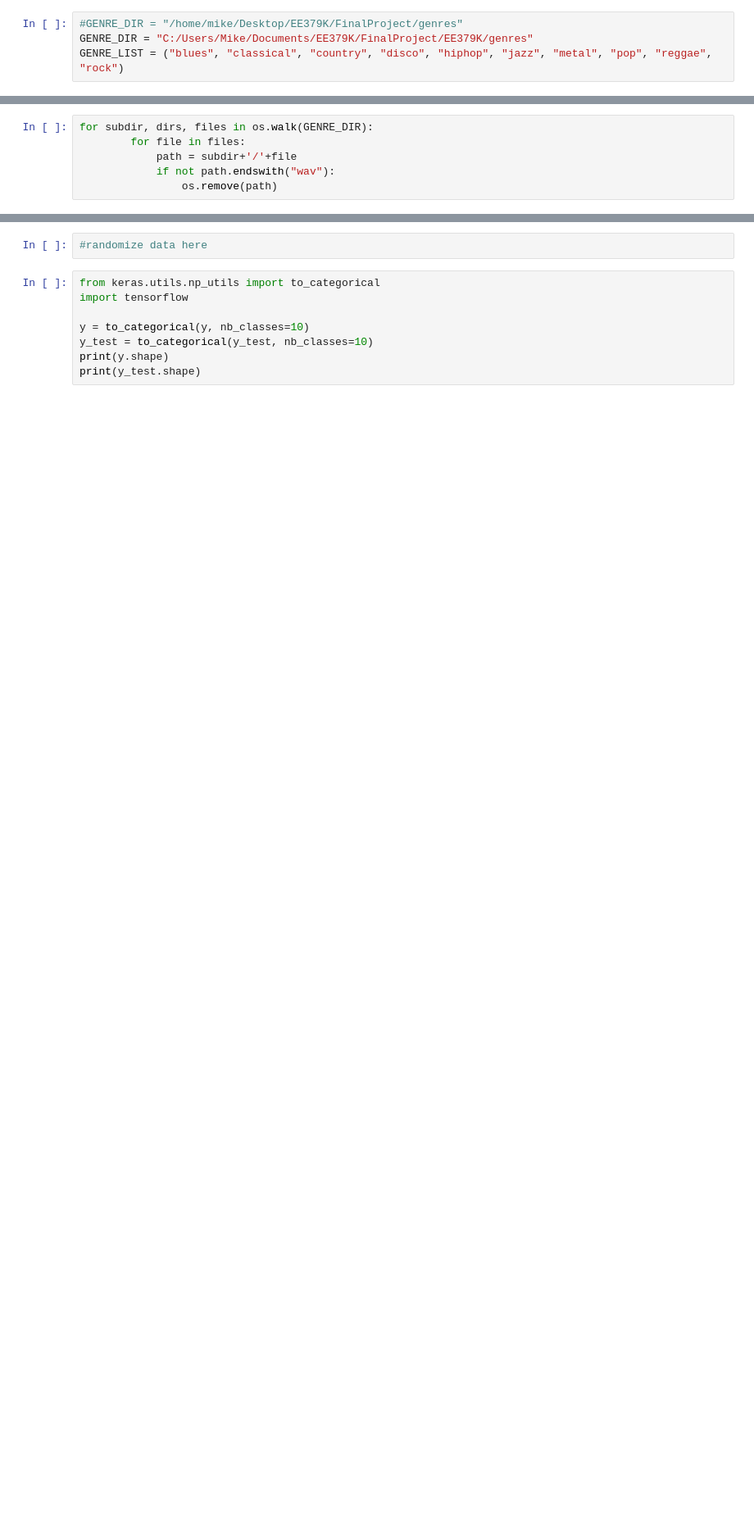
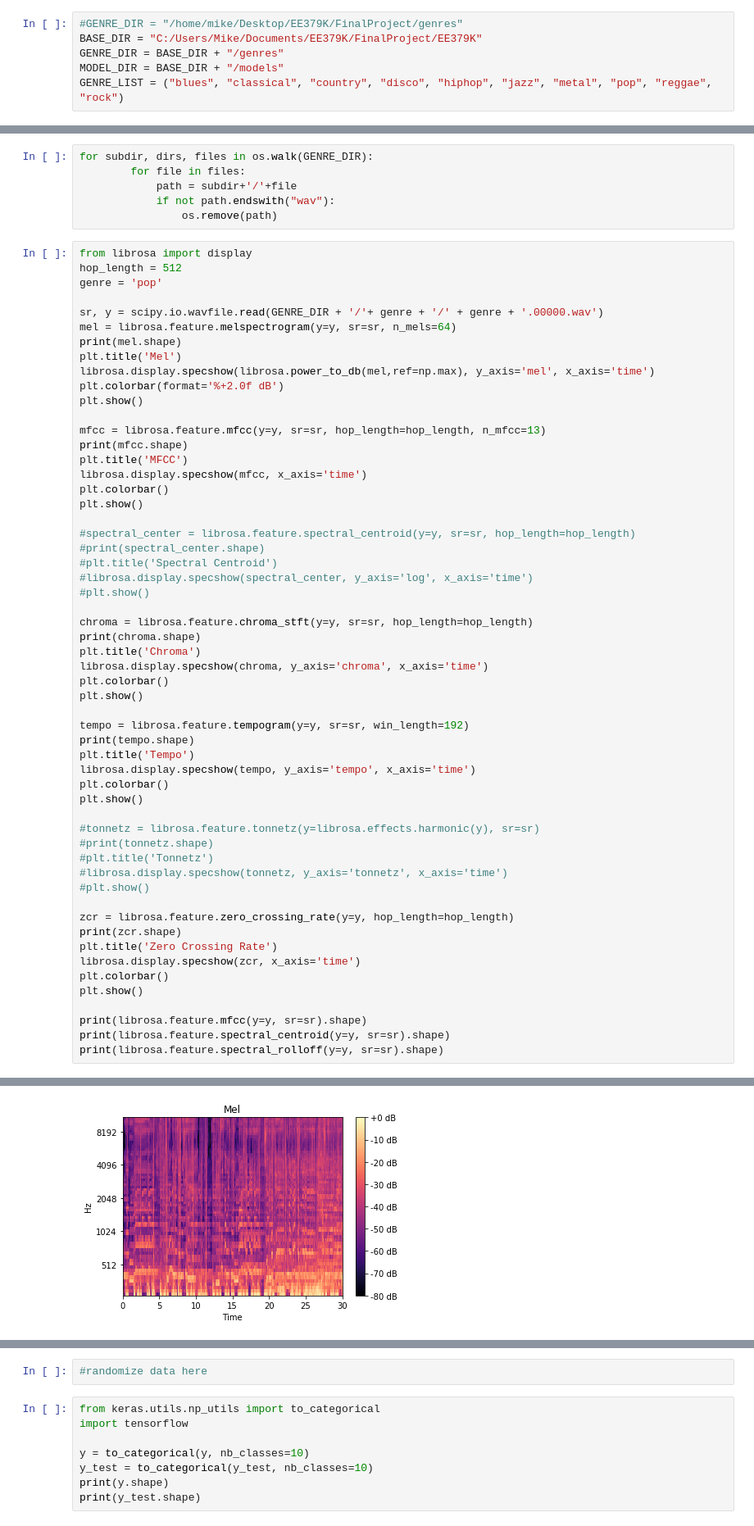
Before and after one commit to mgriffin1994/EE379K, a Jupyter notebook: FinalProj.ipynb, the cells around one changed output, grey strips where cells are left out. Shown at 82% size. Saved outputs shown, nothing was run; the diff lists cells and outputs as text; blank space fills up the shorter version.

```diff
--- a/FinalProj.ipynb
+++ b/FinalProj.ipynb
@@ -10,7 +10,9 @@ from matplotlib import pylab
 %matplotlib inline
 # %%
 #GENRE_DIR = "/home/mike/Desktop/EE379K/FinalProject/genres"
-GENRE_DIR = "C:/Users/Mike/Documents/EE379K/FinalProject/EE379K/genres"
+BASE_DIR = "C:/Users/Mike/Documents/EE379K/FinalProject/EE379K"
+GENRE_DIR = BASE_DIR + "/genres"
+MODEL_DIR = BASE_DIR + "/models"
 GENRE_LIST = ("blues", "classical", "country", "disco", "hiphop", "jazz", "metal", "pop", "reggae", "rock")
 # %%
 def convert_dataset_to_wav():
@@ -53,3 +42,60 @@ for subdir, dirs, files in os.walk(GENRE_DIR):
             path = subdir+'/'+file
             if not path.endswith("wav"):
                 os.remove(path)
+# %%
+from librosa import display
+hop_length = 512
+genre = 'pop'
+
+sr, y = scipy.io.wavfile.read(GENRE_DIR + '/'+ genre + '/' + genre + '.00000.wav')
+mel = librosa.feature.melspectrogram(y=y, sr=sr, n_mels=64)
+print(mel.shape)
+plt.title('Mel')
+librosa.display.specshow(librosa.power_to_db(mel,ref=np.max), y_axis='mel', x_axis='time')
+plt.colorbar(format='%+2.0f dB')
+plt.show()
+
+mfcc = librosa.feature.mfcc(y=y, sr=sr, hop_length=hop_length, n_mfcc=13)
+print(mfcc.shape)
+plt.title('MFCC')
+librosa.display.specshow(mfcc, x_axis='time')
+plt.colorbar()
+plt.show()
+
+#spectral_center = librosa.feature.spectral_centroid(y=y, sr=sr, hop_length=hop_length)
+#print(spectral_center.shape)
+#plt.title('Spectral Centroid')
+#librosa.display.specshow(spectral_center, y_axis='log', x_axis='time')
+#plt.show()
+
+chroma = librosa.feature.chroma_stft(y=y, sr=sr, hop_length=hop_length)
+print(chroma.shape)
+plt.title('Chroma')
+librosa.display.specshow(chroma, y_axis='chroma', x_axis='time')
+plt.colorbar()
+plt.show()
+
+tempo = librosa.feature.tempogram(y=y, sr=sr, win_length=192)
+print(tempo.shape)
+plt.title('Tempo')
+librosa.display.specshow(tempo, y_axis='tempo', x_axis='time')
+plt.colorbar()
+plt.show()
+
+#tonnetz = librosa.feature.tonnetz(y=librosa.effects.harmonic(y), sr=sr)
+#print(tonnetz.shape)
+#plt.title('Tonnetz')
+#librosa.display.specshow(tonnetz, y_axis='tonnetz', x_axis='time')
+#plt.show()
+
+zcr = librosa.feature.zero_crossing_rate(y=y, hop_length=hop_length)
+print(zcr.shape)
+plt.title('Zero Crossing Rate')
+librosa.display.specshow(zcr, x_axis='time')
+plt.colorbar()
+plt.show()
+
+print(librosa.feature.mfcc(y=y, sr=sr).shape)
+print(librosa.feature.spectral_centroid(y=y, sr=sr).shape)
+print(librosa.feature.spectral_rolloff(y=y, sr=sr).shape)
+# %% [output]
@@ -55,0 +103 @@ for subdir, dirs, files in os.walk(GENRE_DIR):
+[figure, added]
```
Also changed, not shown: parts of 30 cells of this notebook.
